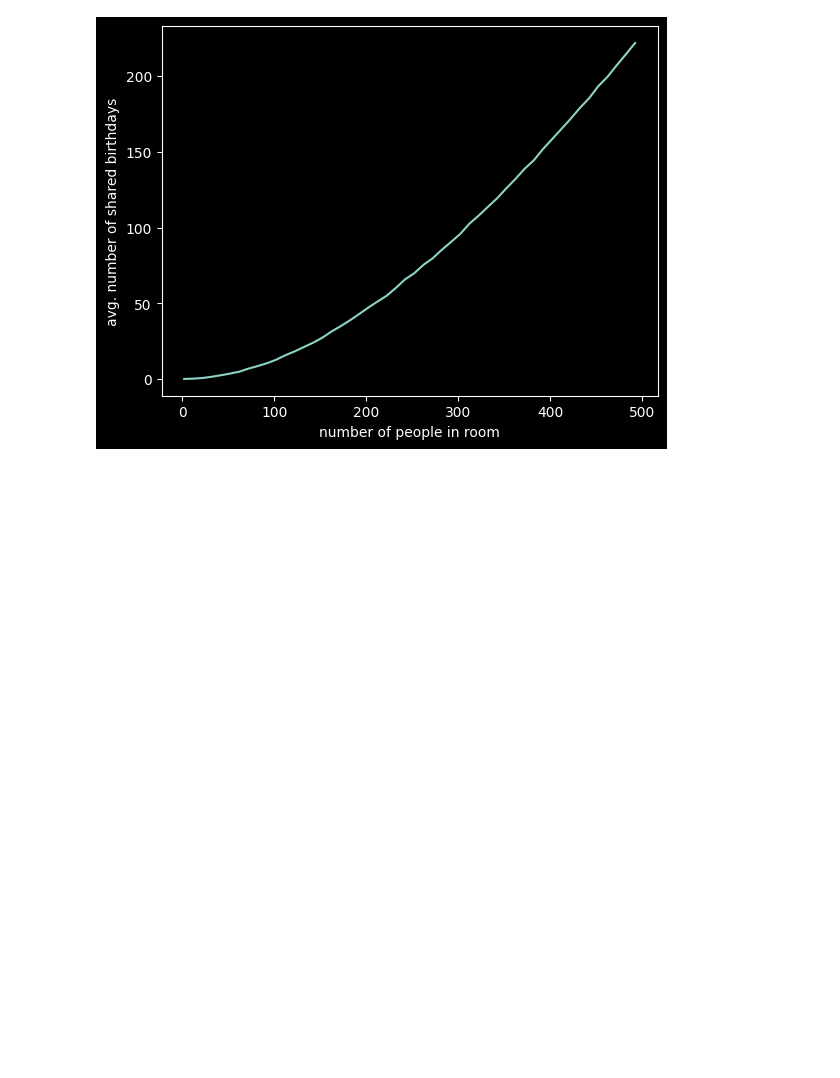
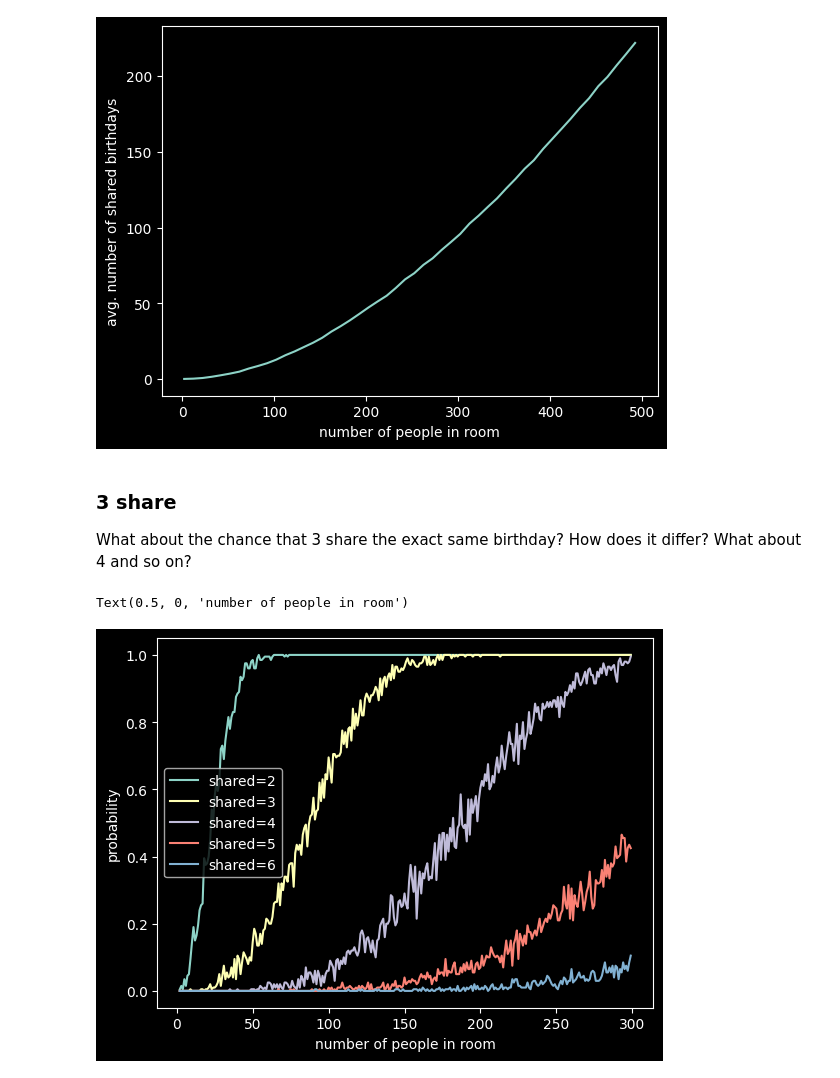
Before and after one commit to xnought/foundation, a Jupyter notebook: articles/birthday_paradox.ipynb, the cells around one changed output. Saved outputs shown, nothing was run; the diff lists cells and outputs as text; code cells hidden in the pictures; blank space fills up the shorter version.

```diff
--- a/articles/birthday_paradox.ipynb
+++ b/articles/birthday_paradox.ipynb
@@ -69,3 +71,35 @@ plt.xlabel("number of people in room")
 # %% [output]
 Text(0.5, 0, 'number of people in room')
 [figure]
+# %% [markdown]
+### 3 share
+What about the chance that 3 share the exact same birthday? How does it differ?
+What about 4 and so on?
+# %%
+def count_bdays_random(N=100):
+    birthdays = [0 for _ in range(365)]
+    for _ in range(N):
+        bday = random_birthday()
+        birthdays[bday-1] += 1
+    return birthdays
+
+def any_shared(bdays, shared=2):
+    return any([b >= shared for b in bdays])
+
+def trials_n_shared(N, shared=2, trials=200):
+    summed = 0
+    for _ in range(trials):
+        if any_shared(count_bdays_random(N), shared):
+            summed += 1
+    return summed/trials
+
+r = range(2, 300)
+shared = 6
+for s in range(2, shared+1):
+    plt.plot(r, [trials_n_shared(i, s) for i in tqdm(r)], label=f"shared={s}")
+plt.legend()
+plt.ylabel("probability")
+plt.xlabel("number of people in room")
+# %% [output]
+Text(0.5, 0, 'number of people in room')
+[figure, added]
```
Also changed, not shown: parts of 4 cells of this notebook, 1 other file.
